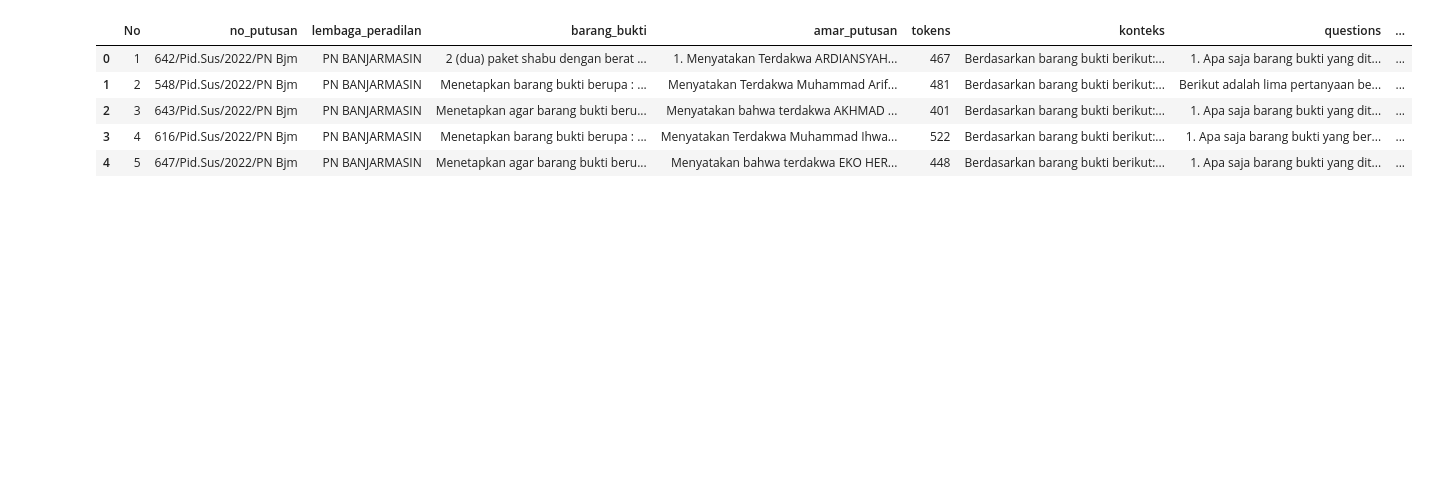
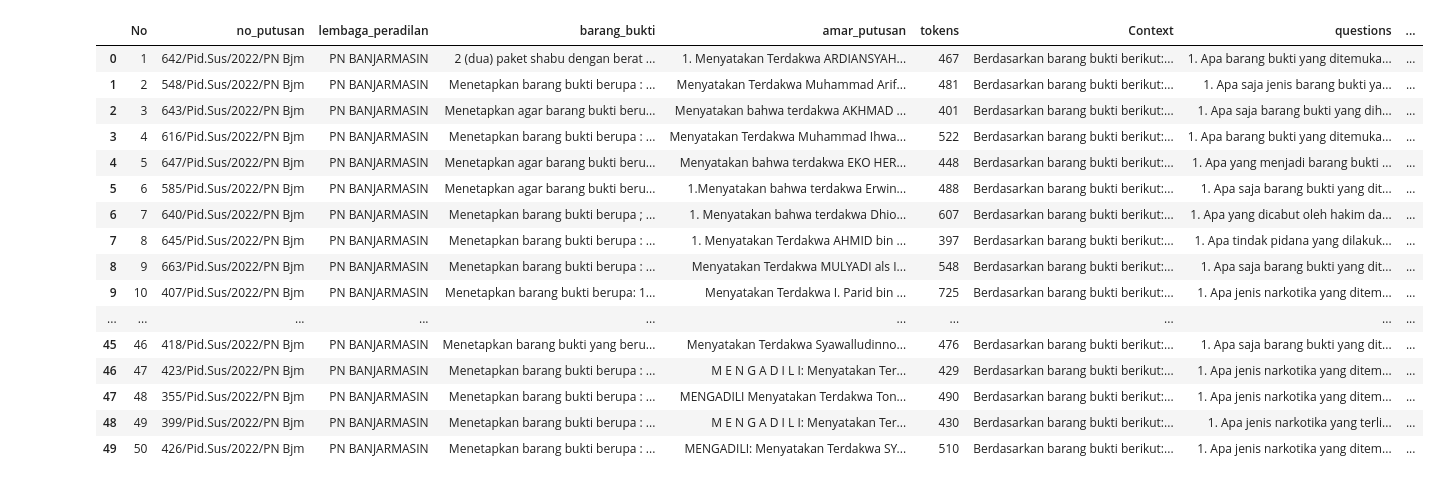
Before and after one commit to galihww/Narcotics, a Jupyter notebook: EmbeddingQA.ipynb, the cells around one changed output. Saved outputs shown, nothing was run; the diff lists cells and outputs as text; code cells hidden in the pictures; blank space fills up the shorter version.

```diff
--- a/EmbeddingQA.ipynb
+++ b/EmbeddingQA.ipynb
@@ -1,11 +1,22 @@
 # %%
 import pandas as pd
 df = pd.read_csv('data/datasetqa.csv')
-df.head()
+df
 # %% [output]
-|  | No | no_putusan | lembaga_peradilan | barang_bukti | amar_putusan | tokens | konteks | questions | ... |
-| 0 | 1 | 642/Pid.Sus/2022/PN Bjm | PN BANJARMASIN | 2 (dua) paket shabu dengan berat ... | 1. Menyatakan Terdakwa ARDIANSYAH... | 467 | Berdasarkan barang bukti berikut:... | 1. Apa saja barang bukti yang dit... | ... |
-| 1 | 2 | 548/Pid.Sus/2022/PN Bjm | PN BANJARMASIN | Menetapkan barang bukti berupa : ... | Menyatakan Terdakwa Muhammad Arif... | 481 | Berdasarkan barang bukti berikut:... | Berikut adalah lima pertanyaan be... | ... |
-| 2 | 3 | 643/Pid.Sus/2022/PN Bjm | PN BANJARMASIN | Menetapkan agar barang bukti beru... | Menyatakan bahwa terdakwa AKHMAD ... | 401 | Berdasarkan barang bukti berikut:... | 1. Apa saja barang bukti yang dit... | ... |
-| 3 | 4 | 616/Pid.Sus/2022/PN Bjm | PN BANJARMASIN | Menetapkan barang bukti berupa : ... | Menyatakan Terdakwa Muhammad Ihwa... | 522 | Berdasarkan barang bukti berikut:... | 1. Apa saja barang bukti yang ber... | ... |
-| 4 | 5 | 647/Pid.Sus/2022/PN Bjm | PN BANJARMASIN | Menetapkan agar barang bukti beru... | Menyatakan bahwa terdakwa EKO HER... | 448 | Berdasarkan barang bukti berikut:... | 1. Apa saja barang bukti yang dit... | ... |
+|  | No | no_putusan | lembaga_peradilan | barang_bukti | amar_putusan | tokens | Context | questions | ... |
+| 0 | 1 | 642/Pid.Sus/2022/PN Bjm | PN BANJARMASIN | 2 (dua) paket shabu dengan berat ... | 1. Menyatakan Terdakwa ARDIANSYAH... | 467 | Berdasarkan barang bukti berikut:... | 1. Apa barang bukti yang ditemuka... | ... |
+| 1 | 2 | 548/Pid.Sus/2022/PN Bjm | PN BANJARMASIN | Menetapkan barang bukti berupa : ... | Menyatakan Terdakwa Muhammad Arif... | 481 | Berdasarkan barang bukti berikut:... | 1. Apa saja jenis barang bukti ya... | ... |
+| 2 | 3 | 643/Pid.Sus/2022/PN Bjm | PN BANJARMASIN | Menetapkan agar barang bukti beru... | Menyatakan bahwa terdakwa AKHMAD ... | 401 | Berdasarkan barang bukti berikut:... | 1. Apa saja barang bukti yang dih... | ... |
+| 3 | 4 | 616/Pid.Sus/2022/PN Bjm | PN BANJARMASIN | Menetapkan barang bukti berupa : ... | Menyatakan Terdakwa Muhammad Ihwa... | 522 | Berdasarkan barang bukti berikut:... | 1. Apa barang bukti yang ditemuka... | ... |
+| 4 | 5 | 647/Pid.Sus/2022/PN Bjm | PN BANJARMASIN | Menetapkan agar barang bukti beru... | Menyatakan bahwa terdakwa EKO HER... | 448 | Berdasarkan barang bukti berikut:... | 1. Apa yang menjadi barang bukti ... | ... |
+| 5 | 6 | 585/Pid.Sus/2022/PN Bjm | PN BANJARMASIN | Menetapkan agar barang bukti beru... | 1.Menyatakan bahwa terdakwa Erwin... | 488 | Berdasarkan barang bukti berikut:... | 1. Apa saja barang bukti yang dit... | ... |
+| 6 | 7 | 640/Pid.Sus/2022/PN Bjm | PN BANJARMASIN | Menetapkan barang bukti berupa ; ... | 1. Menyatakan bahwa terdakwa Dhio... | 607 | Berdasarkan barang bukti berikut:... | 1. Apa yang dicabut oleh hakim da... | ... |
+| 7 | 8 | 645/Pid.Sus/2022/PN Bjm | PN BANJARMASIN | Menetapkan barang bukti berupa : ... | 1. Menyatakan Terdakwa AHMID bin ... | 397 | Berdasarkan barang bukti berikut:... | 1. Apa tindak pidana yang dilakuk... | ... |
+| 8 | 9 | 663/Pid.Sus/2022/PN Bjm | PN BANJARMASIN | Menetapkan barang bukti berupa : ... | Menyatakan Terdakwa MULYADI als I... | 548 | Berdasarkan barang bukti berikut:... | 1. Apa saja barang bukti yang dit... | ... |
+| 9 | 10 | 407/Pid.Sus/2022/PN Bjm | PN BANJARMASIN | Menetapkan barang bukti berupa: 1... | Menyatakan Terdakwa I. Parid bin ... | 725 | Berdasarkan barang bukti berikut:... | 1. Apa jenis narkotika yang ditem... | ... |
+| ... | ... | ... | ... | ... | ... | ... | ... | ... | ... |
+| 45 | 46 | 418/Pid.Sus/2022/PN Bjm | PN BANJARMASIN | Menetapkan barang bukti yang beru... | Menyatakan Terdakwa Syawalludinno... | 476 | Berdasarkan barang bukti berikut:... | 1. Apa saja barang bukti yang dit... | ... |
+| 46 | 47 | 423/Pid.Sus/2022/PN Bjm | PN BANJARMASIN | Menetapkan barang bukti berupa : ... | M E N G A D I L I: Menyatakan Ter... | 429 | Berdasarkan barang bukti berikut:... | 1. Apa jenis narkotika yang ditem... | ... |
+| 47 | 48 | 355/Pid.Sus/2022/PN Bjm | PN BANJARMASIN | Menetapkan barang bukti berupa : ... | MENGADILI Menyatakan Terdakwa Ton... | 490 | Berdasarkan barang bukti berikut:... | 1. Apa jenis narkotika yang ditem... | ... |
+| 48 | 49 | 399/Pid.Sus/2022/PN Bjm | PN BANJARMASIN | Menetapkan barang bukti berupa : ... | M E N G A D I L I: Menyatakan Ter... | 430 | Berdasarkan barang bukti berikut:... | 1. Apa jenis narkotika yang terli... | ... |
+| 49 | 50 | 426/Pid.Sus/2022/PN Bjm | PN BANJARMASIN | Menetapkan barang bukti berupa : ... | MENGADILI: Menyatakan Terdakwa SY... | 510 | Berdasarkan barang bukti berikut:... | 1. Apa jenis narkotika yang ditem... | ... |
```
Also changed, not shown: parts of 5 cells of this notebook, 6 other files.
